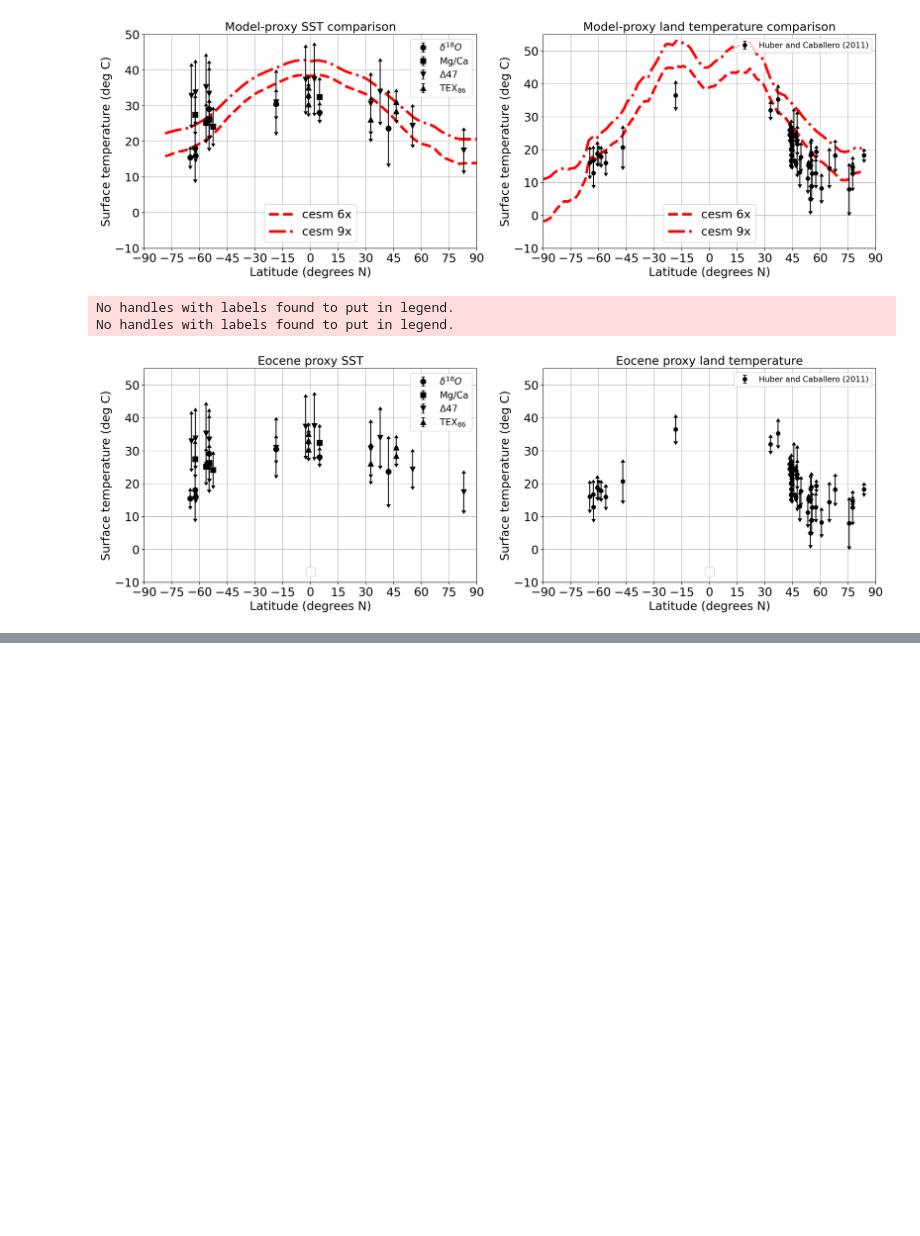
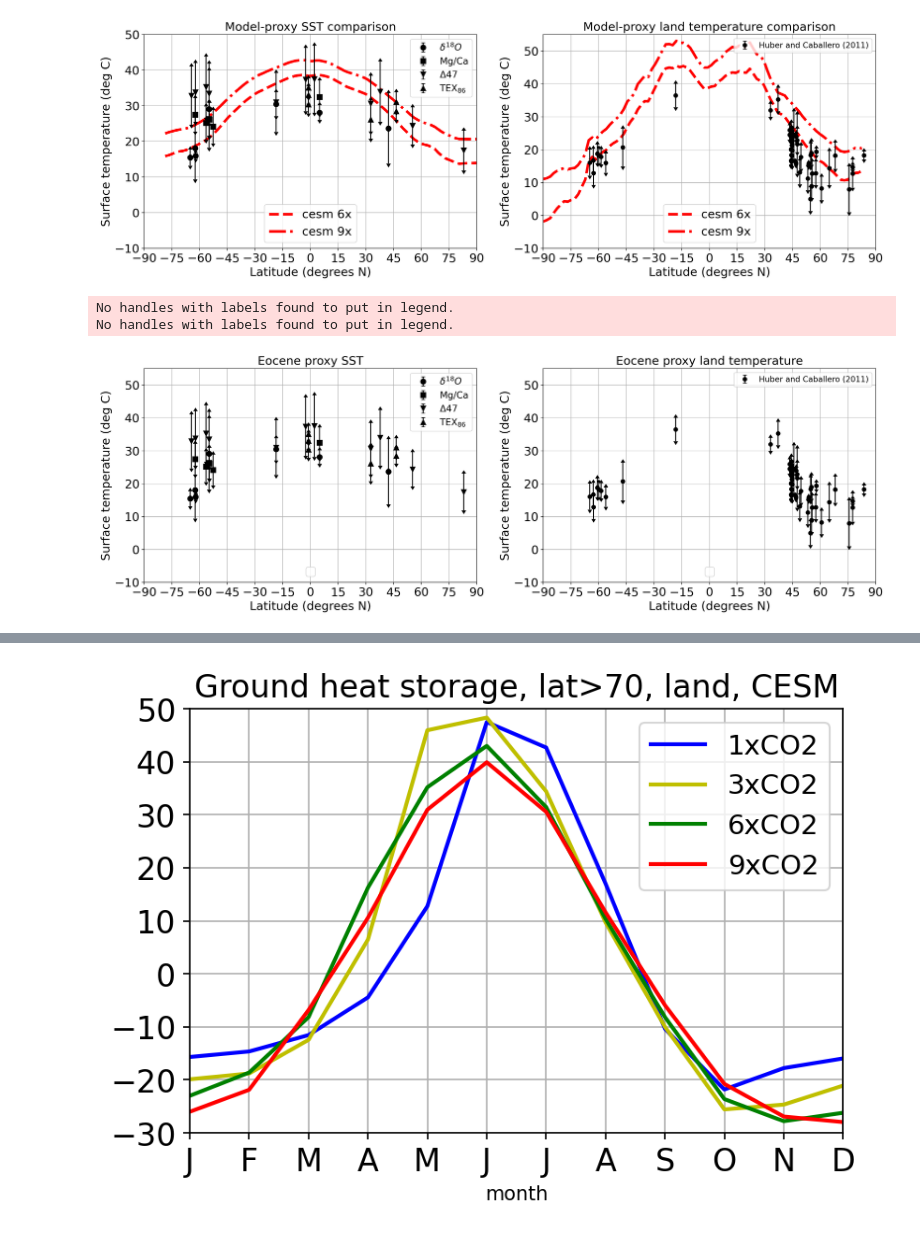
Before and after one commit to matthewjhenry/eocene, a Jupyter notebook: eocene_deepmip.ipynb, the cells around one changed output, grey strips where cells are left out. Cells and saved outputs as stored; diff of their text form; code cells hidden in the pictures; blank space fills up the shorter version.

```diff
--- a/eocene_deepmip.ipynb
+++ b/eocene_deepmip.ipynb
@@ -75,6 +75,30 @@ cesm_1x_ts = xr.open_dataset('./../data_eocene/CESM1.2_CAM5-deepmip_sens_1xCO2-t
 cesm_3x_ts = xr.open_dataset('./../data_eocene/CESM1.2_CAM5-deepmip_stand_3xCO2-ts-v1.0.mean.nc')
 cesm_6x_ts = xr.open_dataset('./../data_eocene/CESM1.2_CAM5-deepmip_stand_6xCO2-ts-v1.0.mean.nc')
 cesm_9x_ts = xr.open_dataset('./../data_eocene/CESM1.2_CAM5-deepmip_sens_9xCO2-ts-v1.0.mean.nc')
+cesm_1x_hfls = xr.open_dataset('./../data_eocene/CESM1.2_CAM5-deepmip_sens_1xCO2-hfls-v1.0.mean.nc')
+cesm_3x_hfls = xr.open_dataset('./../data_eocene/CESM1.2_CAM5-deepmip_stand_3xCO2-hfls-v1.0.mean.nc')
+cesm_6x_hfls = xr.open_dataset('./../data_eocene/CESM1.2_CAM5-deepmip_stand_6xCO2-hfls-v1.0.mean.nc')
+cesm_9x_hfls = xr.open_dataset('./../data_eocene/CESM1.2_CAM5-deepmip_sens_9xCO2-hfls-v1.0.mean.nc')
+cesm_1x_hfss = xr.open_dataset('./../data_eocene/CESM1.2_CAM5-deepmip_sens_1xCO2-hfss-v1.0.mean.nc')
+cesm_3x_hfss = xr.open_dataset('./../data_eocene/CESM1.2_CAM5-deepmip_stand_3xCO2-hfss-v1.0.mean.nc')
+cesm_6x_hfss = xr.open_dataset('./../data_eocene/CESM1.2_CAM5-deepmip_stand_6xCO2-hfss-v1.0.mean.nc')
+cesm_9x_hfss = xr.open_dataset('./../data_eocene/CESM1.2_CAM5-deepmip_sens_9xCO2-hfss-v1.0.mean.nc')
+cesm_1x_rlds = xr.open_dataset('./../data_eocene/CESM1.2_CAM5-deepmip_sens_1xCO2-rlds-v1.0.mean.nc')
+cesm_3x_rlds = xr.open_dataset('./../data_eocene/CESM1.2_CAM5-deepmip_stand_3xCO2-rlds-v1.0.mean.nc')
+cesm_6x_rlds = xr.open_dataset('./../data_eocene/CESM1.2_CAM5-deepmip_stand_6xCO2-rlds-v1.0.mean.nc')
+cesm_9x_rlds = xr.open_dataset('./../data_eocene/CESM1.2_CAM5-deepmip_sens_9xCO2-rlds-v1.0.mean.nc')
+cesm_1x_rlus = xr.open_dataset('./../data_eocene/CESM1.2_CAM5-deepmip_sens_1xCO2-rlus-v1.0.mean.nc')
+cesm_3x_rlus = xr.open_dataset('./../data_eocene/CESM1.2_CAM5-deepmip_stand_3xCO2-rlus-v1.0.mean.nc')
+cesm_6x_rlus = xr.open_dataset('./../data_eocene/CESM1.2_CAM5-deepmip_stand_6xCO2-rlus-v1.0.mean.nc')
+cesm_9x_rlus = xr.open_dataset('./../data_eocene/CESM1.2_CAM5-deepmip_sens_9xCO2-rlus-v1.0.mean.nc')
+cesm_1x_rsds = xr.open_dataset('./../data_eocene/CESM1.2_CAM5-deepmip_sens_1xCO2-rsds-v1.0.mean.nc')
+cesm_3x_rsds = xr.open_dataset('./../data_eocene/CESM1.2_CAM5-deepmip_stand_3xCO2-rsds-v1.0.mean.nc')
+cesm_6x_rsds = xr.open_dataset('./../data_eocene/CESM1.2_CAM5-deepmip_stand_6xCO2-rsds-v1.0.mean.nc')
+cesm_9x_rsds = xr.open_dataset('./../data_eocene/CESM1.2_CAM5-deepmip_sens_9xCO2-rsds-v1.0.mean.nc')
+cesm_1x_rsus = xr.open_dataset('./../data_eocene/CESM1.2_CAM5-deepmip_sens_1xCO2-rsus-v1.0.mean.nc')
+cesm_3x_rsus = xr.open_dataset('./../data_eocene/CESM1.2_CAM5-deepmip_stand_3xCO2-rsus-v1.0.mean.nc')
+cesm_6x_rsus = xr.open_dataset('./../data_eocene/CESM1.2_CAM5-deepmip_stand_6xCO2-rsus-v1.0.mean.nc')
+cesm_9x_rsus = xr.open_dataset('./../data_eocene/CESM1.2_CAM5-deepmip_sens_9xCO2-rsus-v1.0.mean.nc')
 cesm_co2 = [1,3,6,9]
 cesm_ts = [global_mean(cesm_1x_ts,'ts').values-273,global_mean(cesm_3x_ts,'ts').values-273,global_mean(cesm_6x_ts,'ts').values-273,global_mean(cesm_9x_ts,'ts').values-273]
 cesm_clt = [global_mean(cesm_1x_clt,'clt').values,global_mean(cesm_3x_clt,'clt').values,global_mean(cesm_6x_clt,'clt').values,global_mean(cesm_9x_clt,'clt').values]
@@ -660,0 +554,18 @@ Coordinates:
+# %%
+plt.figure(figsize=(6, 4),dpi=150)
+weights = np.cos(np.deg2rad(cesm_sftlf.lat))
+weights.name = "weights"
+(-cesm_1x_hfls.hfls-cesm_1x_hfss.hfss-(cesm_1x_rlus.rlus-cesm_1x_rlds.rlds)-(cesm_1x_rsus.rsus-cesm_1x_rsds.rsds)).where(cesm_1x_hfls.lat>70).where(cesm_sftlf.sftlf>0.5).mean('lon').weighted(weights).mean('lat').plot(label='1xCO2',c='b',lw=2)
+(-cesm_3x_hfls.hfls-cesm_3x_hfss.hfss-(cesm_3x_rlus.rlus-cesm_3x_rlds.rlds)-(cesm_3x_rsus.rsus-cesm_3x_rsds.rsds)).where(cesm_3x_hfls.lat>70).where(cesm_sftlf.sftlf>0.5).mean('lon').weighted(weights).mean('lat').plot(label='3xCO2',c='y',lw=2)
+(-cesm_6x_hfls.hfls-cesm_6x_hfss.hfss-(cesm_6x_rlus.rlus-cesm_6x_rlds.rlds)-(cesm_6x_rsus.rsus-cesm_6x_rsds.rsds)).where(cesm_6x_hfls.lat>70).where(cesm_sftlf.sftlf>0.5).mean('lon').weighted(weights).mean('lat').plot(label='6xCO2',c='g',lw=2)
+(-cesm_9x_hfls.hfls-cesm_9x_hfss.hfss-(cesm_9x_rlus.rlus-cesm_9x_rlds.rlds)-(cesm_9x_rsus.rsus-cesm_9x_rsds.rsds)).where(cesm_9x_hfls.lat>70).where(cesm_sftlf.sftlf>0.5).mean('lon').weighted(weights).mean('lat').plot(label='9xCO2',c='r',lw=2)
+plt.xticks(np.arange(0,12,1),['J','F','M','A','M','J','J','A','S','O','N','D'],fontsize=16)
+plt.xlim([0,11])
+plt.ylim([-30,50])
+plt.yticks(fontsize=16)
+plt.title('Ground heat storage, lat>70, land, CESM',fontsize=16)
+plt.grid()
+plt.legend(fontsize=14)
+plt.show()
+# %% [output]
+[figure, added]
```
Also changed, not shown: parts of 20 cells of this notebook, 3 other files.
